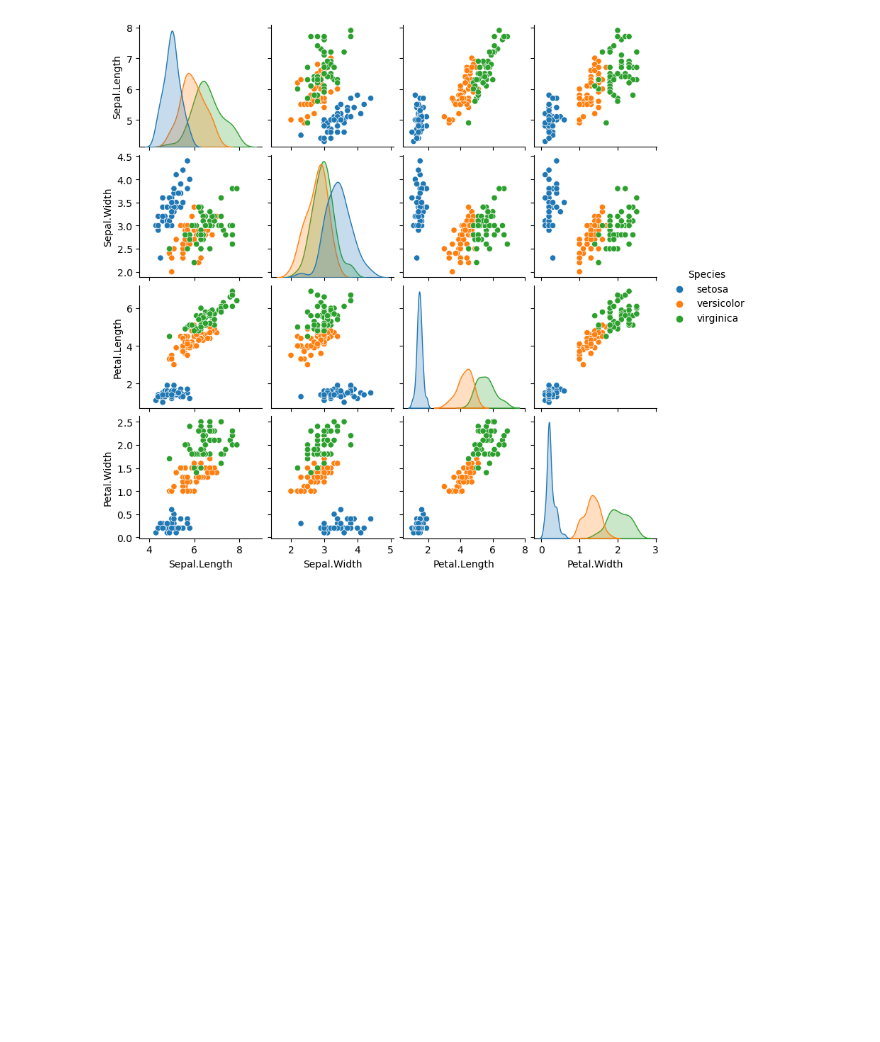
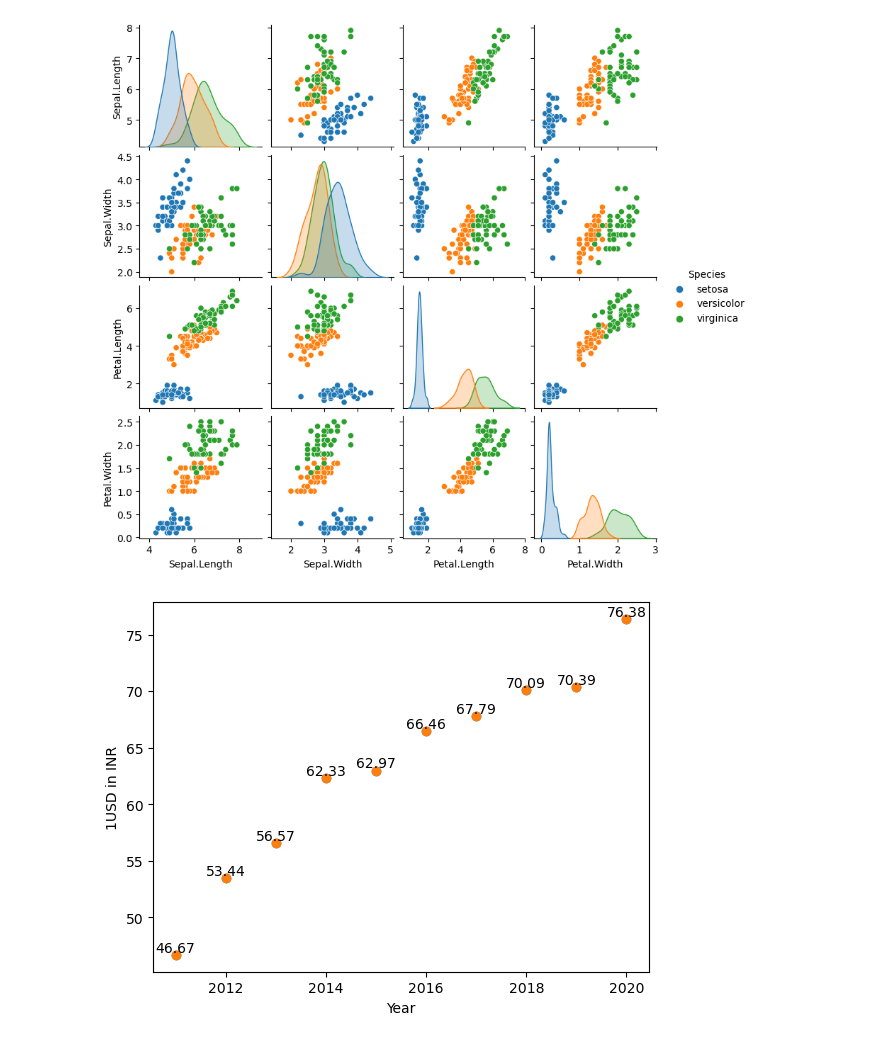
Before and after one commit to DUanalytics/pyJupyter, a Jupyter notebook: 04A-graphs1/4H_scatterPlot.ipynb, the cells around one changed output. Cells and saved outputs as stored; diff of their text form; code cells hidden in the pictures; blank space fills up the shorter version.

```diff
--- a/04A-graphs1/4H_scatterPlot.ipynb
+++ b/04A-graphs1/4H_scatterPlot.ipynb
@@ -81,0 +84,22 @@ plt.show();
+# %%
+# plot x and y on scatter plot
+# x values - years
+x = [2011, 2012, 2013, 2014, 2015, 2016, 2017, 2018, 2019, 2020]
+# y values - 1 USD in INR
+y = [46.67, 53.44, 56.57, 62.33, 62.97, 66.46, 67.79, 70.09, 70.39, 76.38]
+# plot x and y on scatter plot
+plt.scatter(x, y)
+# add axes labels
+plt.xlabel('Year')
+plt.ylabel('1USD in INR')
+plt.scatter(x, y)
+# add axes labels
+plt.xlabel('Year')
+plt.ylabel('1USD in INR')
+# add labels to all points
+for (xi, yi) in zip(x, y):
+    plt.text(xi, yi, yi, va='bottom', ha='center')
+plt.show();
+#at (xi, yi), put yi value, vertical align- bottom, horiz align - center
+# %% [output]
+[figure, added]
```
Also changed, not shown: parts of 3 cells of this notebook, 1 other file.
